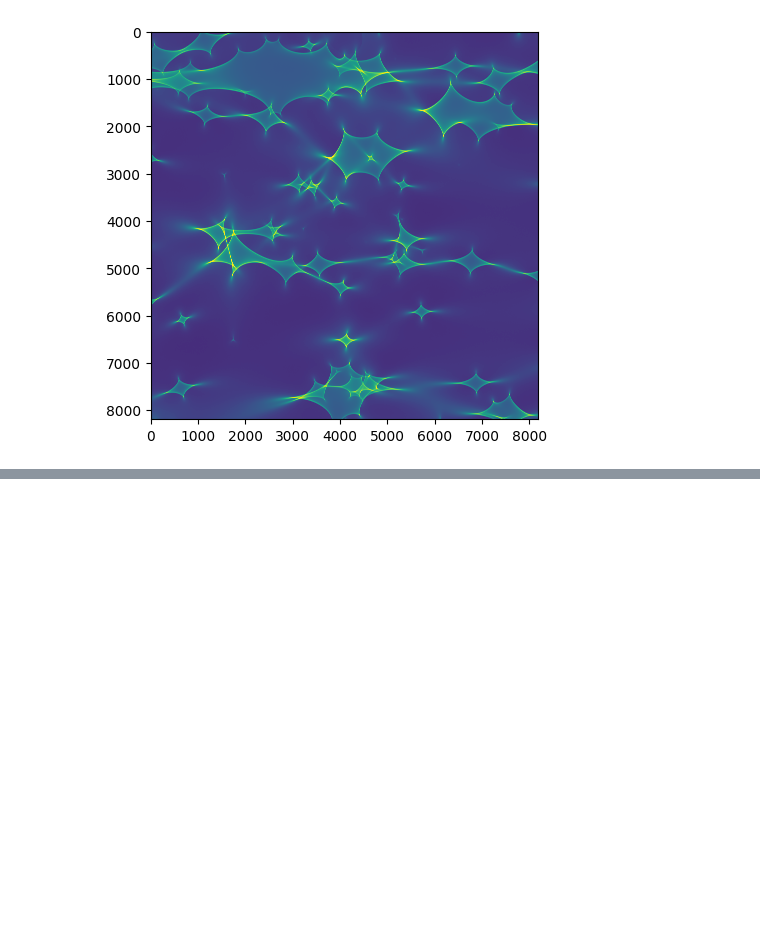
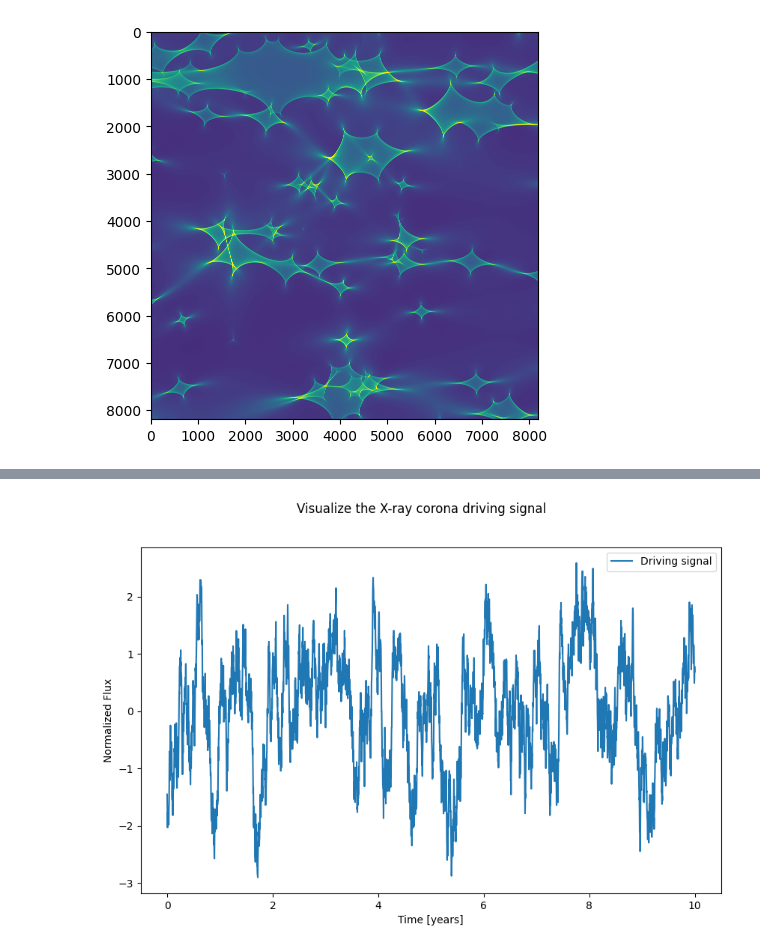
Before and after one commit to padma18-vb/Amoeba, a Jupyter notebook: amoeba/Notebooks/clean.ipynb, the cells around one changed output, grey strips where cells are left out. Cells and saved outputs as stored; diff of their text form; code cells hidden in the pictures; blank space fills up the shorter version.

```diff
--- a/amoeba/Notebooks/clean.ipynb
+++ b/amoeba/Notebooks/clean.ipynb
@@ -94,0 +189,21 @@ my_disk = AccretionDisk(**agn_dictionary)
+# %%
+lsst_in_nm = [367.1, 482.7, 622.3, 754.6, 869.1, 971.2] # in nm
+t_max = 10  # years, by default
+delta_t = 1/365  # in years
+SF_inf = 20
+tau = 30/365  # in years
+np.random.seed(3)
+
+timestamps = np.linspace(0, t_max, int(t_max / delta_t) + 1)
+DRW = util.generate_drw_signal(t_max, delta_t, SF_inf, tau, normalize=True)
+fig, ax = plt.subplots(figsize=(10, 6))
+ax.plot(timestamps, DRW, label="Driving signal")
+
+ax.set_xlabel("Time [years]")
+ax.set_ylabel("Normalized Flux")
+fig.suptitle("Visualize the X-ray corona driving signal")
+
+ax.legend()
+plt.show()
+# %% [output]
+[figure, added]
```
Also changed, not shown: parts of 41 cells of this notebook, 3 other files.
